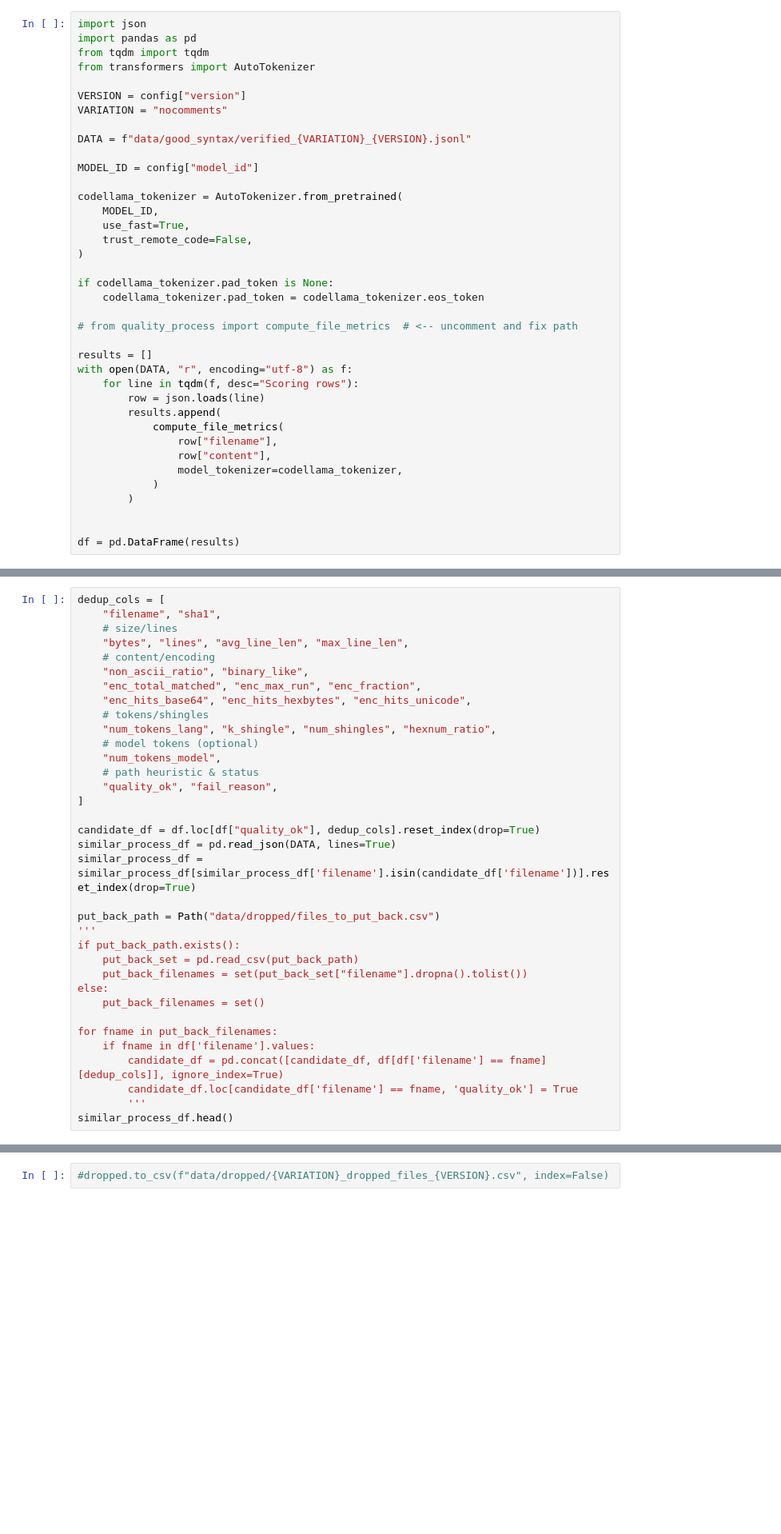
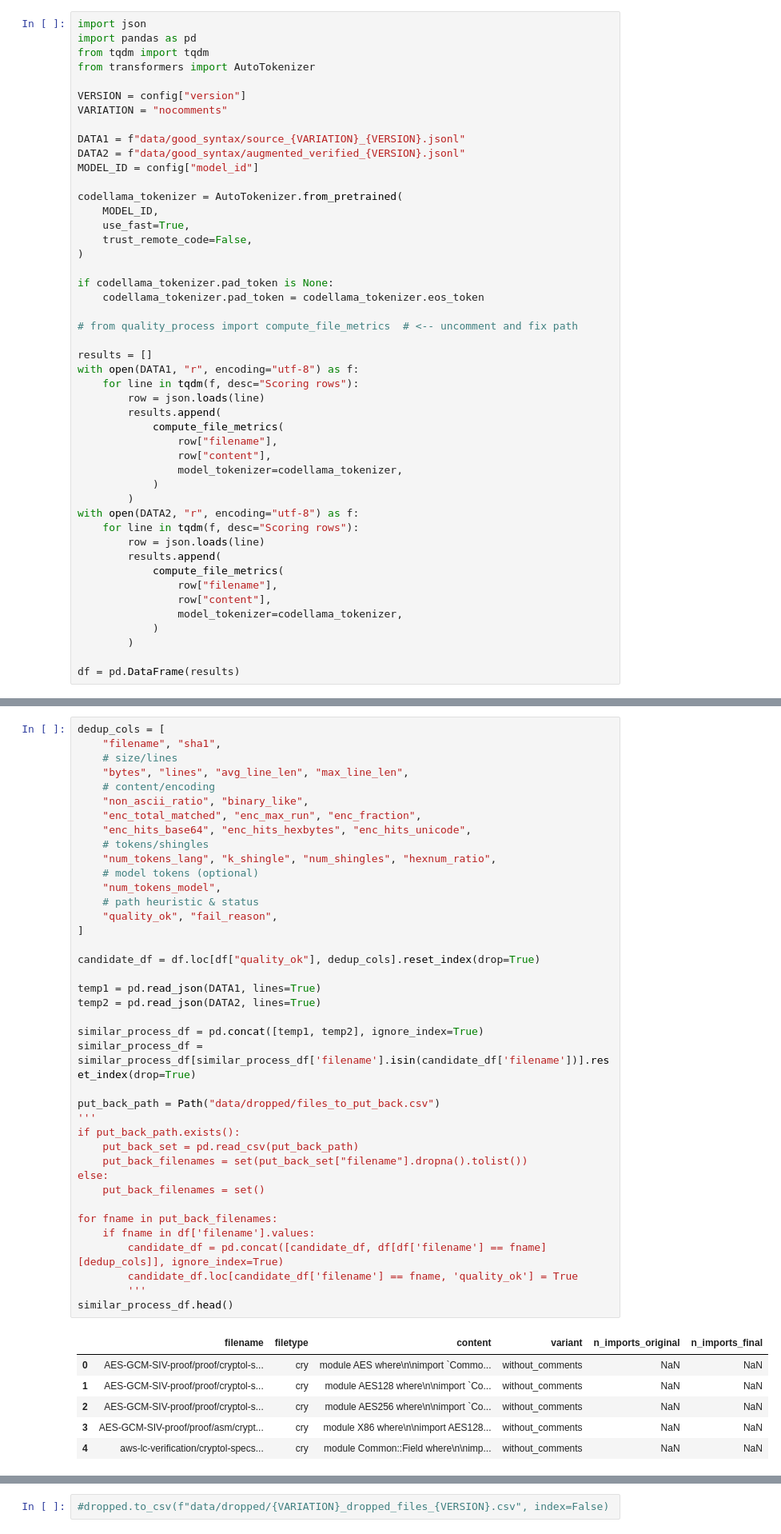
Before and after one commit to jo5huar3/DataPreprocess, a Jupyter notebook: notebooks/03B_Data_Filter.ipynb, the cells around one changed output, grey strips where cells are left out. Shown at 80% size. Cells and saved outputs as stored; diff of their text form; blank space fills up the shorter version.

```diff
--- a/notebooks/03B_Data_Filter.ipynb
+++ b/notebooks/03B_Data_Filter.ipynb
@@ -22,8 +22,8 @@ from transformers import AutoTokenizer
 VERSION = config["version"]
 VARIATION = "nocomments"
 
-DATA = f"data/good_syntax/verified_{VARIATION}_{VERSION}.jsonl"
-
+DATA1 = f"data/good_syntax/source_{VARIATION}_{VERSION}.jsonl"
+DATA2 = f"data/good_syntax/augmented_verified_{VERSION}.jsonl"
 MODEL_ID = config["model_id"]
 
 codellama_tokenizer = AutoTokenizer.from_pretrained(
@@ -38,7 +38,17 @@ if codellama_tokenizer.pad_token is None:
 # from quality_process import compute_file_metrics  # <-- uncomment and fix path
 
 results = []
-with open(DATA, "r", encoding="utf-8") as f:
+with open(DATA1, "r", encoding="utf-8") as f:
+    for line in tqdm(f, desc="Scoring rows"):
+        row = json.loads(line)
+        results.append(
+            compute_file_metrics(
+                row["filename"],
+                row["content"],
+                model_tokenizer=codellama_tokenizer,
+            )
+        )
+with open(DATA2, "r", encoding="utf-8") as f:
     for line in tqdm(f, desc="Scoring rows"):
         row = json.loads(line)
         results.append(
@@ -49,7 +59,6 @@ with open(DATA, "r", encoding="utf-8") as f:
             )
         )
 
-
 df = pd.DataFrame(results)
 # %%
 df.head()
@@ -150,34 +184,45 @@ dedup_cols = [
     "bytes", "lines", "avg_line_len", "max_line_len",
     # content/encoding
     "non_ascii_ratio", "binary_like",
     "enc_total_matched", "enc_max_run", "enc_fraction",
     "enc_hits_base64", "enc_hits_hexbytes", "enc_hits_unicode",
     # tokens/shingles
     "num_tokens_lang", "k_shingle", "num_shingles", "hexnum_ratio",
     # model tokens (optional)
     "num_tokens_model",
     # path heuristic & status
     "quality_ok", "fail_reason",
 ]
 
 candidate_df = df.loc[df["quality_ok"], dedup_cols].reset_index(drop=True)
-similar_process_df = pd.read_json(DATA, lines=True)
+
+temp1 = pd.read_json(DATA1, lines=True)
+temp2 = pd.read_json(DATA2, lines=True)
+
+similar_process_df = pd.concat([temp1, temp2], ignore_index=True)
 similar_process_df = similar_process_df[similar_process_df['filename'].isin(candidate_df['filename'])].reset_index(drop=True)
 
 put_back_path = Path("data/dropped/files_to_put_back.csv")
 '''
 if put_back_path.exists():
     put_back_set = pd.read_csv(put_back_path)
     put_back_filenames = set(put_back_set["filename"].dropna().tolist())
 else:
     put_back_filenames = set()
 
 for fname in put_back_filenames:
     if fname in df['filename'].values:
         candidate_df = pd.concat([candidate_df, df[df['filename'] == fname][dedup_cols]], ignore_index=True)
         candidate_df.loc[candidate_df['filename'] == fname, 'quality_ok'] = True
         '''
 similar_process_df.head()
+# %% [output]
+|  | filename | filetype | content | variant | n_imports_original | n_imports_final |
+| 0 | AES-GCM-SIV-proof/proof/cryptol-s... | cry | module AES where\n\nimport `Commo... | without_comments | NaN | NaN |
+| 1 | AES-GCM-SIV-proof/proof/cryptol-s... | cry | module AES128 where\n\nimport `Co... | without_comments | NaN | NaN |
+| 2 | AES-GCM-SIV-proof/proof/cryptol-s... | cry | module AES256 where\n\nimport `Co... | without_comments | NaN | NaN |
+| 3 | AES-GCM-SIV-proof/proof/asm/crypt... | cry | module X86 where\n\nimport AES128... | without_comments | NaN | NaN |
+| 4 | aws-lc-verification/cryptol-specs... | cry | module Common::Field where\n\nimp... | without_comments | NaN | NaN |
 # %%
 print("[summary] total:", len(df))
 print("[summary] kept :", int(df["quality_ok"].sum()))
```
Also changed, not shown: parts of 7 cells of this notebook, 3 other files.
